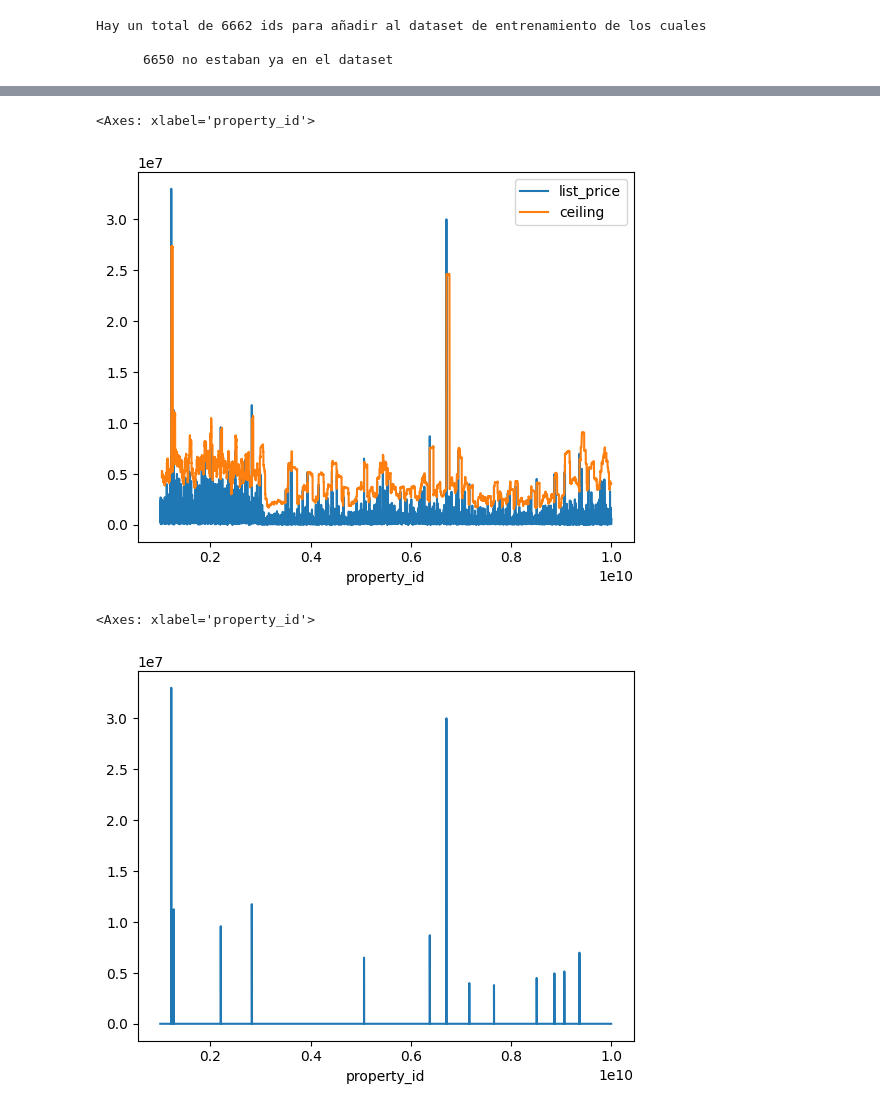
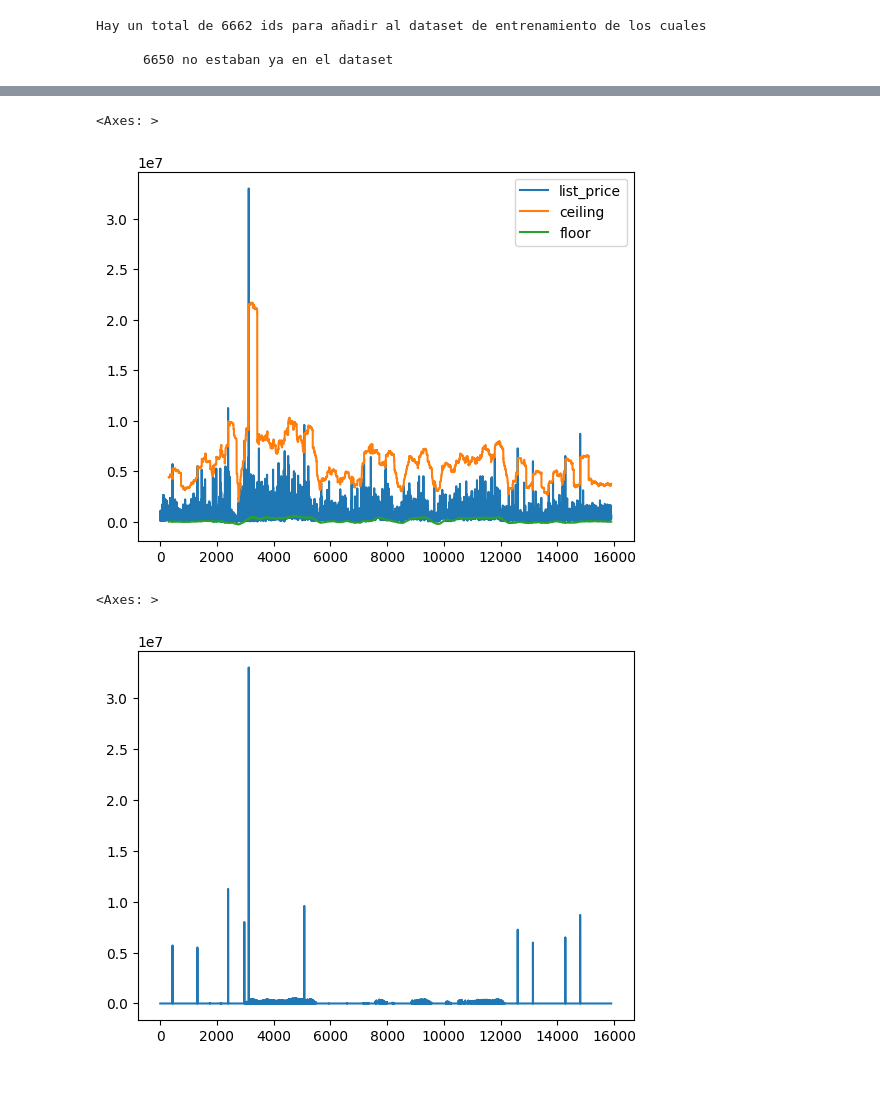
Before and after one commit to HandyFacts/recomendacion_mercado_inmobiliario, a Jupyter notebook: data_science/Modelo/dataset_modelo.ipynb, the cells around one changed output, grey strips where cells are left out. Saved outputs shown, nothing was run; the diff lists cells and outputs as text; code cells hidden in the pictures; blank space fills up the shorter version.

```diff
--- a/data_science/Modelo/dataset_modelo.ipynb
+++ b/data_science/Modelo/dataset_modelo.ipynb
@@ -148,0 +147,5 @@ price = result[['list_price']].reset_index().sort_values(by='property_id').reset
+# %%
+price =result.reset_index().set_index('encoded_type')
+# %%
+price = price.sort_values(by='encoded_type').reset_index()
+price = price[['property_id','list_price']]
@@ -149,25 +168,27 @@ price = result[['list_price']].reset_index().sort_values(by='property_id').reset
 # %%
 # Define a window size
-window_size = 100
+window_size = 300
 
 # Set the sigma value, which is 3, although a slightly larger value could be chosen due to data dispersion
-sigma = 8
+sigma = 10
 
 # Define the  ceiling of the graph
 price['ceiling'] = price['list_price'].rolling(window=window_size).mean() + (sigma * price['list_price'].rolling(window=window_size).std())
+
+price['floor'] =( price['list_price'].rolling(window=window_size).mean() - (0.25*sigma * price['list_price'].rolling(window=window_size).mean().std()))
 # %%
-price.plot()
+price[['list_price','ceiling','floor']].plot()
 # %% [output]
-<Axes: xlabel='property_id'>
+<Axes: >
-[figure, old version]
+[figure, new version]
 # %%
 price['anomaly']=price.apply(
-    lambda row: row['list_price'] if (row['list_price']>=row['ceiling']) else 0, axis=1
+    lambda row: row['list_price'] if (row['list_price']>=row['ceiling'] or row['list_price']<=row['floor']) else 0, axis=1
 )
 price['anomaly'].plot()
 # %% [output]
-<Axes: xlabel='property_id'>
+<Axes: >
-[figure, old version]
+[figure, new version]
 # %%
 price[price['anomaly']!=0]
 # %% [output]
```
Also changed, not shown: parts of 11 cells of this notebook, 3 other files.
